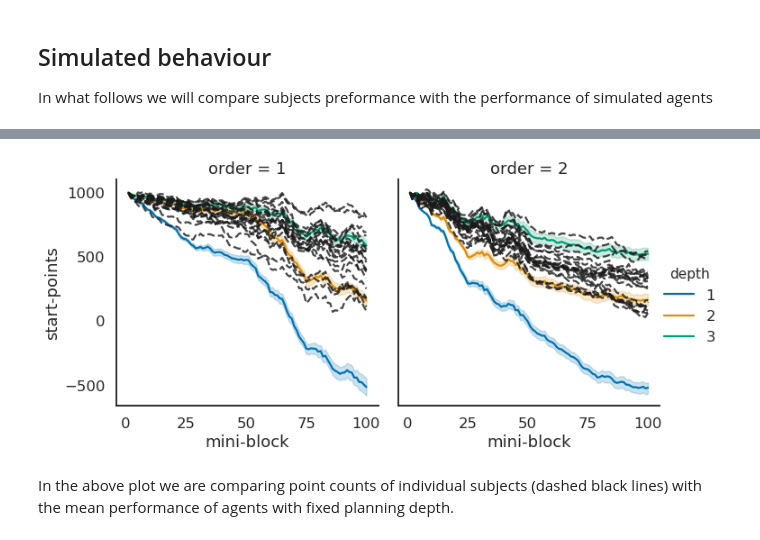
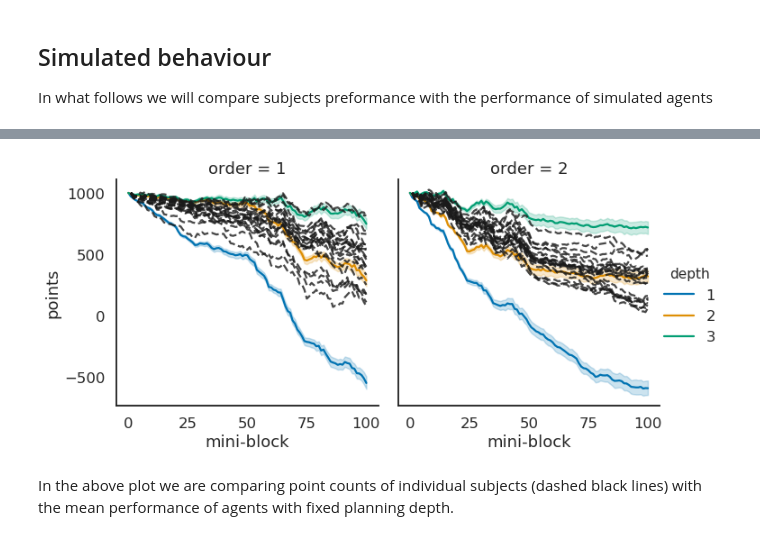
Before and after one commit to jeffensen/plandepth, a Jupyter notebook: notebooks/analysing_behavioural_data_main.ipynb, the cells around one changed output, grey strips where cells are left out. Saved outputs shown, nothing was run; the diff lists cells and outputs as text; code cells hidden in the pictures.

```diff
--- a/notebooks/analysing_behavioural_data_main.ipynb
+++ b/notebooks/analysing_behavioural_data_main.ipynb
@@ -367,0 +396,28 @@ for depth in range(3):
+# %%
+import seaborn as sns
+norm_score = np.zeros((3, 50, 4))
+for depth in range(3):
+    df = sim_data.loc[sim_data.depth == depth+1]
+    end_points = df['points'].values.reshape(runs, -1)[:, 1:]
+
+    end_phase_points = np.concatenate([start_points*np.ones((runs, 1)),
+                                       end_points.reshape(-1, 4, 25)[..., -1]], -1)
+    phase_diffs = np.diff(end_phase_points, axis=-1)
+
+    phase_diffs[runs//2:, :] = np.concatenate([phase_diffs[runs//2:, 2:], phase_diffs[runs//2:, :2]], -1)
+
+    norm_score[depth] = (phase_diffs/25 - rel_score[0])/(rel_score[-1] - rel_score[0])
+
+fig, axes = plt.subplots(1, 4, figsize=(15, 5), sharex=True, sharey=True)
+
+for i in range(4):
+    axes[i].set_title('phase {}'.format(i + 1))
+    axes[i].set_xlabel('normalised score')
+    for d in range(3):
+        if i < 2:
+            if d < 2:
+                sns.distplot(norm_score[d, :, i].T, ax=axes[i])
+        else:
+            sns.distplot(norm_score[d, :, i].T, ax=axes[i])
+
+axes[-1].legend([1, 2, 3], title='depth')
@@ -368,14 +449,14 @@ for depth in range(3):
 # %%
 g = sns.FacetGrid(sim_data, col="order", hue='depth', height=5)
-g.map(sns.lineplot, "mini-block", "start-points").add_legend();
+g.map(sns.lineplot, "mini-block", "points").add_legend();
 
 for order in range(2):
     for subject in np.unique(data.subject.values):
         df = data.loc[data.order == order+1]
         points = df.loc[df.subject == subject]['start_points'].values
         if len(points) == blocks:
             g.axes[0, order].plot(mini_blocks, points, 'k--', alpha=.8)
 # %% [output]
-[figure, old version]
+[figure, new version]
 # %% [markdown]
 In the above plot we are comparing point counts of individual subjects (dashed black lines) with the mean performance of agents with fixed planning depth.
```
Also changed, not shown: parts of 12 cells of this notebook, 4 other files.
